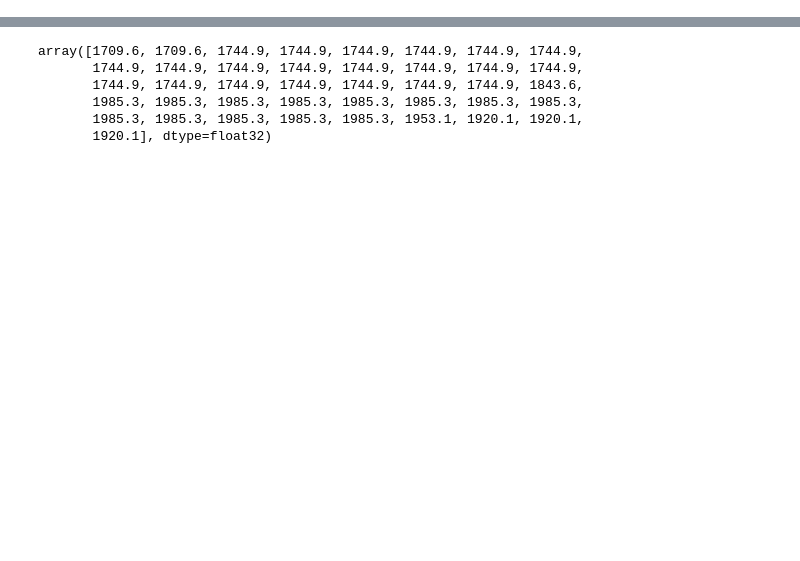
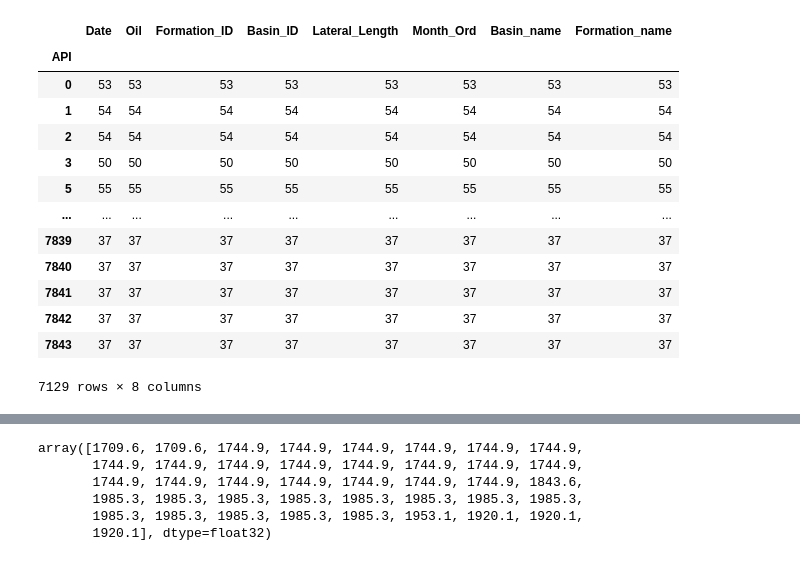
Before and after one commit to Dnbg1982/Oil-Gas-Projects, a Jupyter notebook: API Oil Production/Notebooks/prod.ipynb, the cells around one changed output, grey strips where cells are left out. Saved outputs shown, nothing was run; the diff lists cells and outputs as text; code cells hidden in the pictures; blank space fills up the shorter version.

```diff
--- a/API Oil Production/Notebooks/prod.ipynb
+++ b/API Oil Production/Notebooks/prod.ipynb
@@ -10,3 +10,21 @@ import numpy as np
 import plotly.express as px
 
 data = pd.read_csv(r'C:\Users\USUARIO\Documents\GitHub\Oil-Gas-Projects\API Oil Production\Datasets\Oil_prod_curve.csv')
+# %%
+well = data.groupby('API').count()
+well
+# %% [output]
+|  | Date | Oil | Formation_ID | Basin_ID | Lateral_Length | Month_Ord | Basin_name | Formation_name |
+| API |  |  |  |  |  |  |  |  |
+| 0 | 53 | 53 | 53 | 53 | 53 | 53 | 53 | 53 |
+| 1 | 54 | 54 | 54 | 54 | 54 | 54 | 54 | 54 |
+| 2 | 54 | 54 | 54 | 54 | 54 | 54 | 54 | 54 |
+| 3 | 50 | 50 | 50 | 50 | 50 | 50 | 50 | 50 |
+| 5 | 55 | 55 | 55 | 55 | 55 | 55 | 55 | 55 |
+| ... | ... | ... | ... | ... | ... | ... | ... | ... |
+| 7839 | 37 | 37 | 37 | 37 | 37 | 37 | 37 | 37 |
+| 7840 | 37 | 37 | 37 | 37 | 37 | 37 | 37 | 37 |
+| 7841 | 37 | 37 | 37 | 37 | 37 | 37 | 37 | 37 |
+| 7842 | 37 | 37 | 37 | 37 | 37 | 37 | 37 | 37 |
+| 7843 | 37 | 37 | 37 | 37 | 37 | 37 | 37 | 37 |
+7129 rows × 8 columns
```
Also changed, not shown: parts of 8 cells of this notebook.
